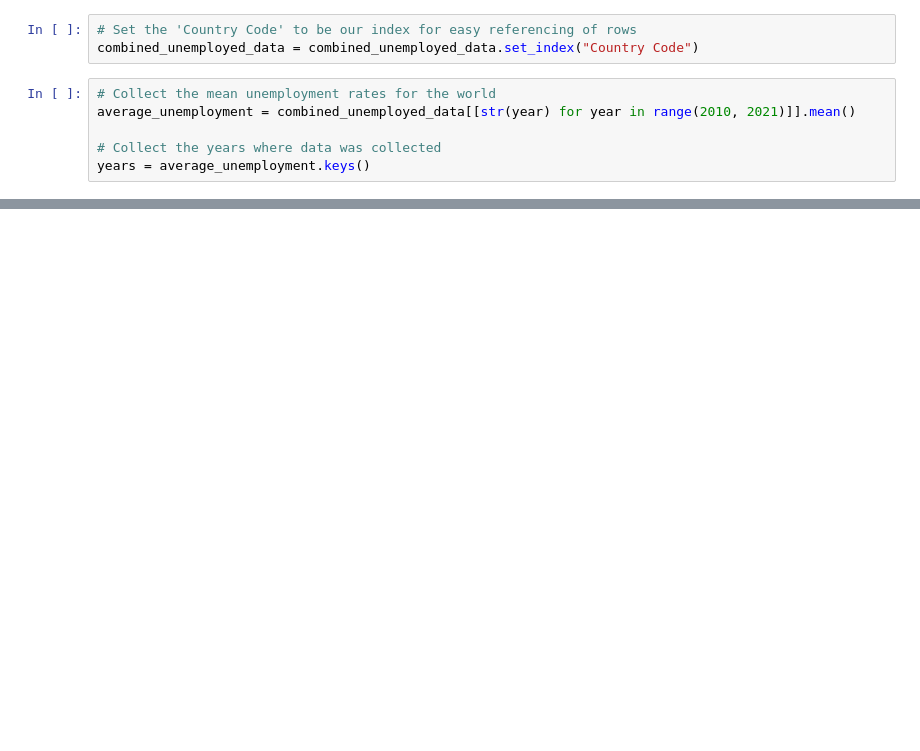
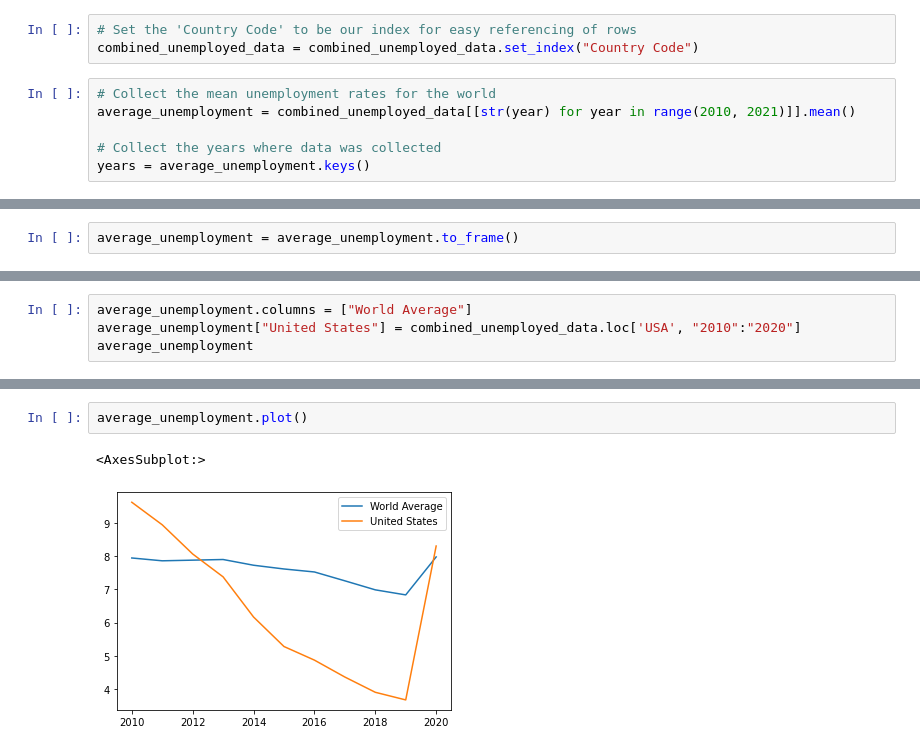
Before and after one commit to kevinxtian1/python-api-challenge, a Jupyter notebook: 01-Lesson-Plans/05-Data-Visualization/2/Activities/07-Ins_PandasMultiLine/Solved/unemploy_chart_solution.ipynb, the cells around one changed output, grey strips where cells are left out. Saved outputs shown, nothing was run; the diff lists cells and outputs as text; blank space fills up the shorter version.

Commit message:
Add files for 05-Data-Visualization/2

```diff
--- a/01-Lesson-Plans/05-Data-Visualization/2/Activities/07-Ins_PandasMultiLine/Solved/unemploy_chart_solution.ipynb
+++ b/01-Lesson-Plans/05-Data-Visualization/2/Activities/07-Ins_PandasMultiLine/Solved/unemploy_chart_solution.ipynb
@@ -64,0 +99,2 @@ plt.show()
+# %%
+average_unemployment = average_unemployment.to_frame()
@@ -64,0 +116,4 @@ plt.show()
+# %%
+average_unemployment.columns = ["World Average"]
+average_unemployment["United States"] = combined_unemployed_data.loc['USA', "2010":"2020"]
+average_unemployment
@@ -64,0 +133,5 @@ plt.show()
+# %%
+average_unemployment.plot()
+# %% [output]
+<AxesSubplot:>
+[figure, added]
```
Also changed, not shown: parts of 13 cells of this notebook, 1 other file.
